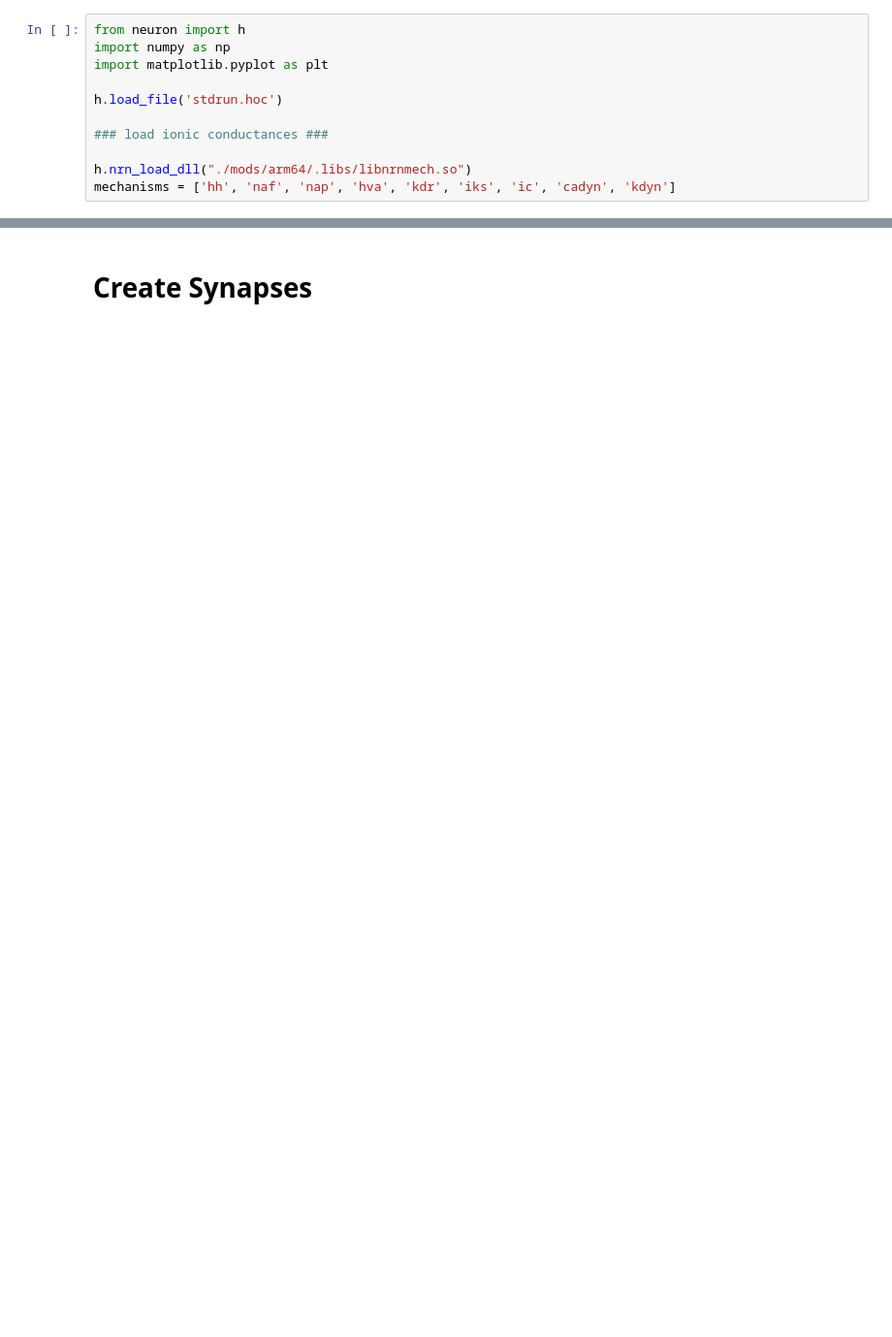
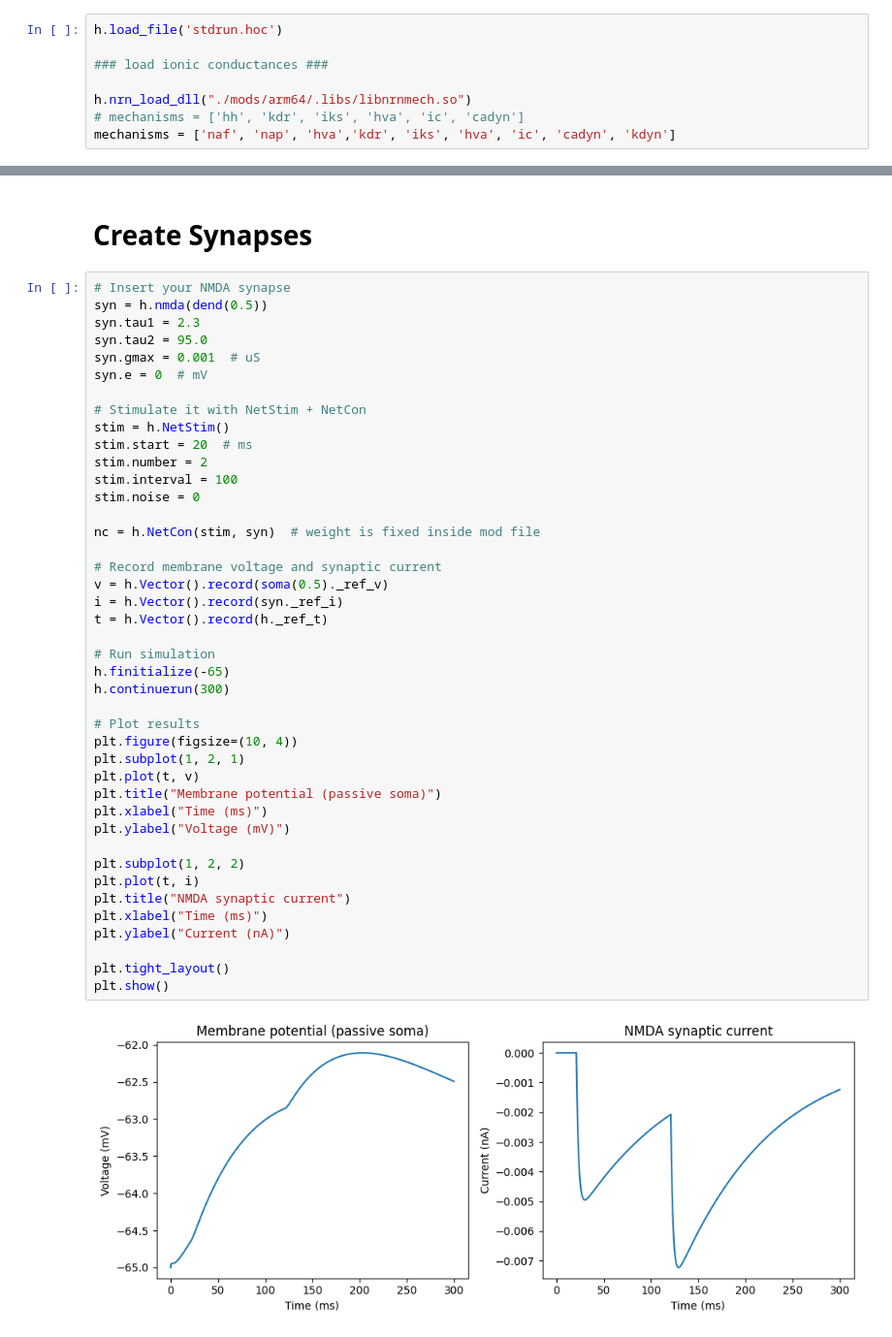
Before and after one commit to moistsoy/population_coding, a Jupyter notebook: otani_model.ipynb, the cells around one changed output, grey strips where cells are left out. Shown at 97% size. Cells and saved outputs as stored; diff of their text form; blank space fills up the shorter version.

Commit message:
added ionic conductance test and nmda.mod

```diff
--- a/otani_model.ipynb
+++ b/otani_model.ipynb
@@ -69,14 +81,11 @@ t_rec = 800     # recovery time (ms)
 # %%
-from neuron import h
-import numpy as np
-import matplotlib.pyplot as plt
-
 h.load_file('stdrun.hoc')
 
 ### load ionic conductances ###
 
 h.nrn_load_dll("./mods/arm64/.libs/libnrnmech.so")
-mechanisms = ['hh', 'naf', 'nap', 'hva', 'kdr', 'iks', 'ic', 'cadyn', 'kdyn']
+# mechanisms = ['hh', 'kdr', 'iks', 'hva', 'ic', 'cadyn']
+mechanisms = ['naf', 'nap', 'hva','kdr', 'iks', 'hva', 'ic', 'cadyn', 'kdyn']
 # %% [markdown]
 # Generate Two-Compartment Model Neuron
 # %%
@@ -153,2 +355,46 @@ h.topology()
 # %% [markdown]
 # Create Synapses
+# %%
+# Insert your NMDA synapse
+syn = h.nmda(dend(0.5))
+syn.tau1 = 2.3
+syn.tau2 = 95.0
+syn.gmax = 0.001  # uS
+syn.e = 0  # mV
+
+# Stimulate it with NetStim + NetCon
+stim = h.NetStim()
+stim.start = 20  # ms
+stim.number = 2
+stim.interval = 100
+stim.noise = 0
+
+nc = h.NetCon(stim, syn)  # weight is fixed inside mod file
+
+# Record membrane voltage and synaptic current
+v = h.Vector().record(soma(0.5)._ref_v)
+i = h.Vector().record(syn._ref_i)
+t = h.Vector().record(h._ref_t)
+
+# Run simulation
+h.finitialize(-65)
+h.continuerun(300)
+
+# Plot results
+plt.figure(figsize=(10, 4))
+plt.subplot(1, 2, 1)
+plt.plot(t, v)
+plt.title("Membrane potential (passive soma)")
+plt.xlabel("Time (ms)")
+plt.ylabel("Voltage (mV)")
+
+plt.subplot(1, 2, 2)
+plt.plot(t, i)
+plt.title("NMDA synaptic current")
+plt.xlabel("Time (ms)")
+plt.ylabel("Current (nA)")
+
+plt.tight_layout()
+plt.show()
+# %% [output]
+[figure, added]
```
Also changed, not shown: parts of 22 cells of this notebook, 57 other files.
